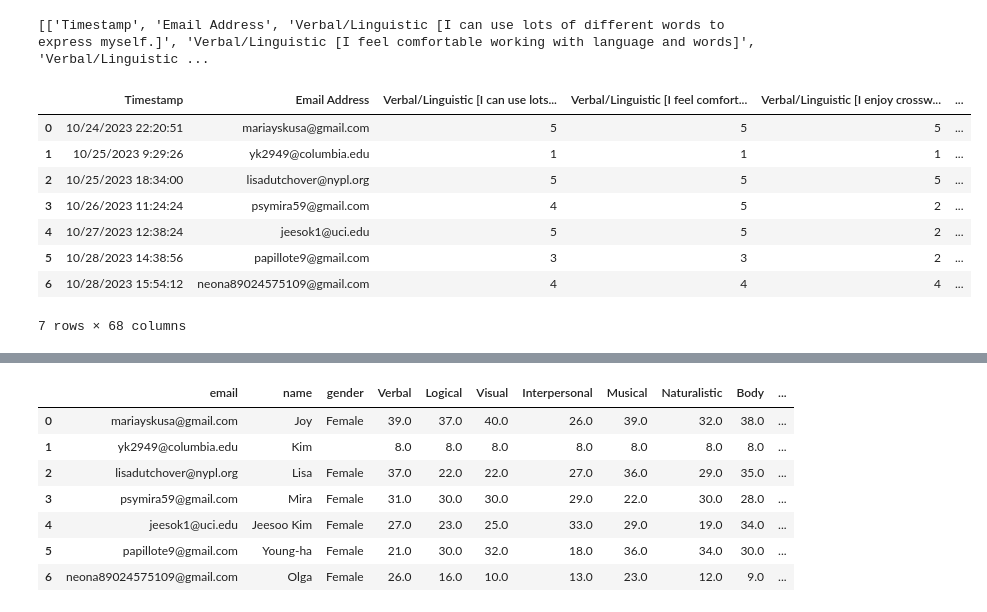
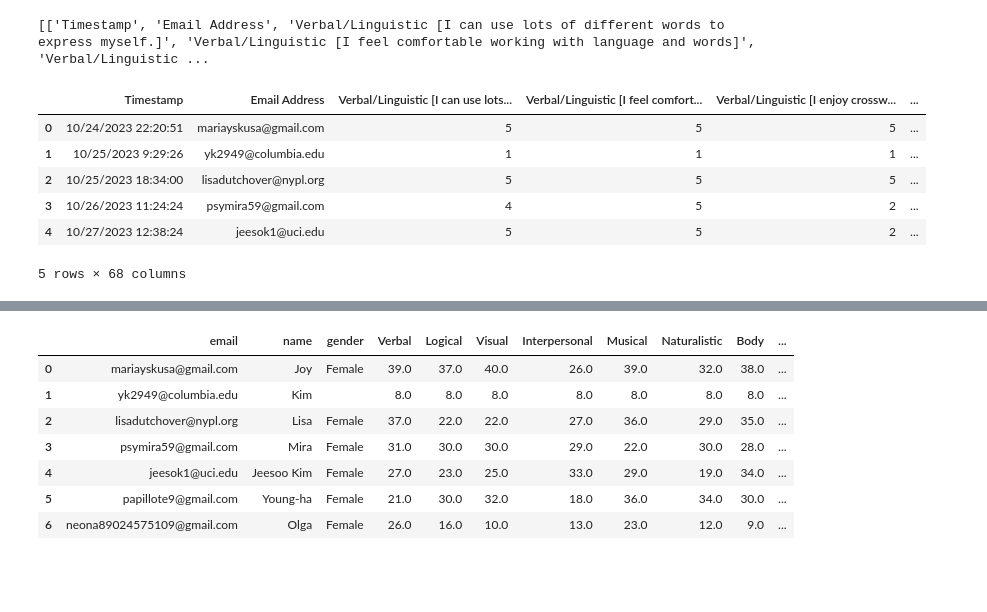
Before and after one commit to YounSooKimTech/Joy_Automation, a Jupyter notebook: Gardner's_Multiple_Intelligence_Theory_Questionnaire_&_Data_Visualization.ipynb, the cells around one changed output, grey strips where cells are left out. Cells and saved outputs as stored; diff of their text form; code cells hidden in the pictures; blank space fills up the shorter version.

```diff
--- a/Gardner's_Multiple_Intelligence_Theory_Questionnaire_&_Data_Visualization.ipynb
+++ b/Gardner's_Multiple_Intelligence_Theory_Questionnaire_&_Data_Visualization.ipynb
@@ -37,18 +41,16 @@ print(rows)
 # %%
 import pandas as pd
 header = rows[0]
 df = pd.DataFrame.from_records(rows[1:], columns=header)
 
 df.iloc[:, 2:-2] = df.iloc[:, 2:-2].apply(pd.to_numeric, errors='coerce').astype('Int64')
 
-df
+df = df.drop_duplicates(subset = ["Email Address"], keep='last')
 # %% [output]
 |  | Timestamp | Email Address | Verbal/Linguistic [I can use lots... | Verbal/Linguistic [I feel comfort... | Verbal/Linguistic [I enjoy crossw... | ... |
 | 0 | 10/24/2023 22:20:51 | mariayskusa@gmail.com | 5 | 5 | 5 | ... |
 | 1 | 10/25/2023 9:29:26 | yk2949@columbia.edu | 1 | 1 | 1 | ... |
 | 2 | 10/25/2023 18:34:00 | lisadutchover@nypl.org | 5 | 5 | 5 | ... |
 | 3 | 10/26/2023 11:24:24 | psymira59@gmail.com | 4 | 5 | 2 | ... |
 | 4 | 10/27/2023 12:38:24 | jeesok1@uci.edu | 5 | 5 | 2 | ... |
-| 5 | 10/28/2023 14:38:56 | papillote9@gmail.com | 3 | 3 | 2 | ... |
-| 6 | 10/28/2023 15:54:12 | neona89024575109@gmail.com | 4 | 4 | 4 | ... |
-7 rows × 68 columns
+5 rows × 68 columns
```
Also changed, not shown: parts of 9 cells of this notebook.
